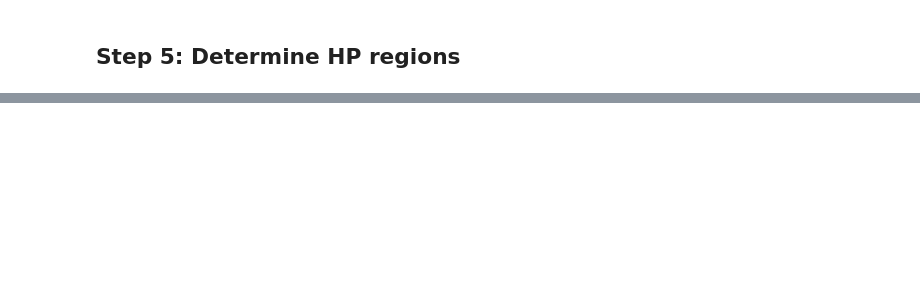
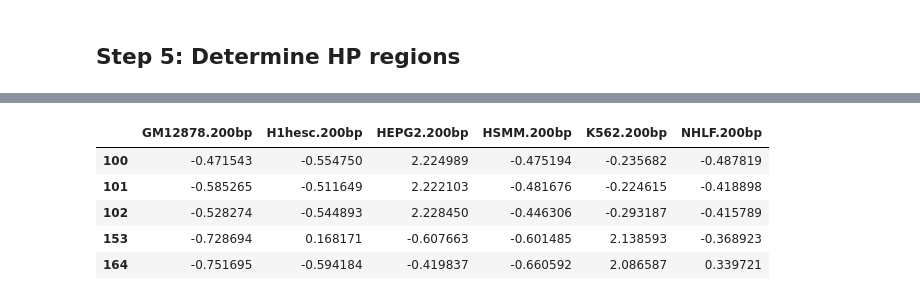
Before and after one commit to pinellolab/haystack_bio, a Jupyter notebook: haystack/haystack_jypyter_notebook.ipynb, the cells around one changed output, grey strips where cells are left out. Cells and saved outputs as stored; diff of their text form; code cells hidden in the pictures; blank space fills up the shorter version.

```diff
--- a/haystack/haystack_jypyter_notebook.ipynb
+++ b/haystack/haystack_jypyter_notebook.ipynb
@@ -1006,3 +1100,12 @@ hpr_idxs, coordinates_bin, df_chip_hpr_zscore, hpr_iod_scores =\
+# %%
+df_chip_hpr_zscore.head()
+# %% [output]
+|  | GM12878.200bp | H1hesc.200bp | HEPG2.200bp | HSMM.200bp | K562.200bp | NHLF.200bp |
+| 100 | -0.471543 | -0.554750 | 2.224989 | -0.475194 | -0.235682 | -0.487819 |
+| 101 | -0.585265 | -0.511649 | 2.222103 | -0.481676 | -0.224615 | -0.418898 |
+| 102 | -0.528274 | -0.544893 | 2.228450 | -0.446306 | -0.293187 | -0.415789 |
+| 153 | -0.728694 | 0.168171 | -0.607663 | -0.601485 | 2.138593 | -0.368923 |
+| 164 | -0.751695 | -0.594184 | -0.419837 | -0.660592 | 2.086587 | 0.339721 |
 # %%
 info('hpr to bigwig')
 bw_iod_track_filename = hpr_to_bigwig(coordinates_bin,
```
Also changed, not shown: parts of 12 cells of this notebook, 15 other files.
